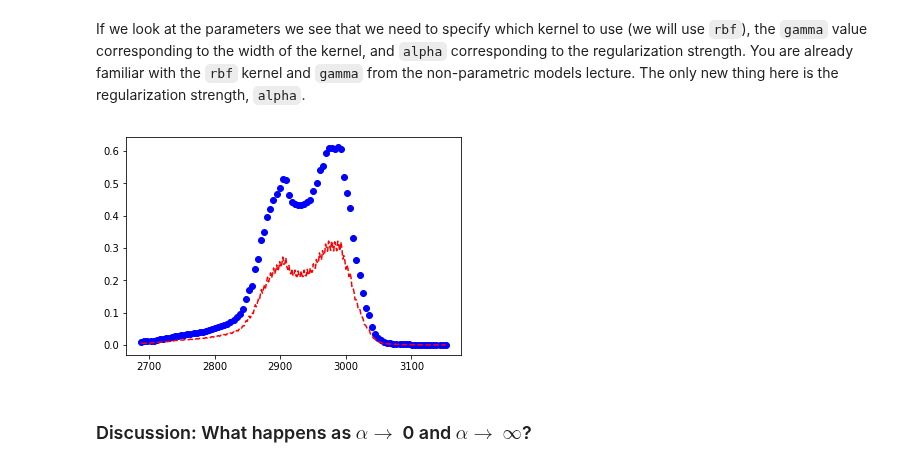
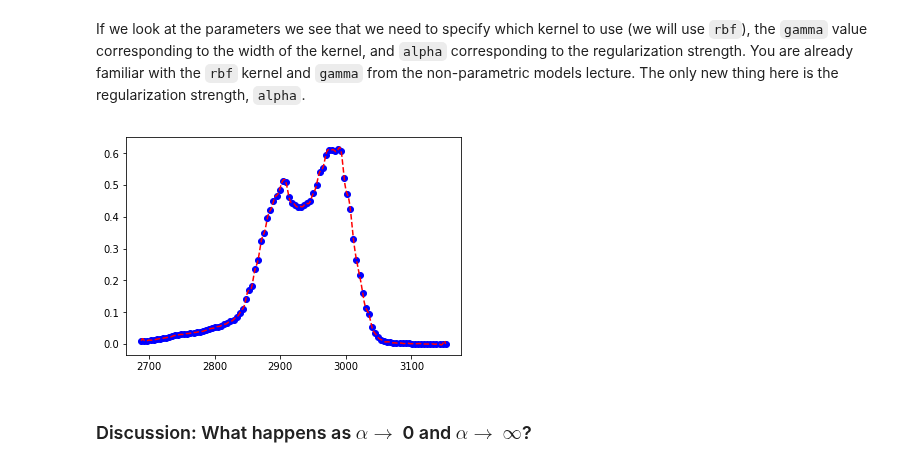
Before and after one commit to medford-group/data_analytics_ChE, a Jupyter notebook: 2-regression/lecture-complexity_optimization.ipynb, the cells around one changed output. Saved outputs shown, nothing was run; the diff lists cells and outputs as text; code cells hidden in the pictures.

```diff
--- a/2-regression/lecture-complexity_optimization.ipynb
+++ b/2-regression/lecture-complexity_optimization.ipynb
@@ -212,25 +212,26 @@ class KernelRidge(sklearn.base.BaseEstimator, sklearn.base.RegressorMixin, sklea
 # %% [markdown]
 If we look at the parameters we see that we need to specify which kernel to use (we will use `rbf`), the `gamma` value corresponding to the width of the kernel, and `alpha` corresponding to the regularization strength. You are already familiar with the `rbf` kernel and `gamma` from the non-parametric models lecture. The only new thing here is the regularization strength, `alpha`.
 # %%
-sigma = 2
+sigma = 10
 gamma = 1./(2*sigma**2)
 
-alpha = 1
+alpha = 0.1
 
 KRR = KernelRidge(alpha=alpha, kernel='rbf', gamma=gamma)
 x_peak = x_peak.reshape(-1,1) #we need to convert these to columns
 y_peak = y_peak.reshape(-1,1)
 
 KRR.fit(x_peak, y_peak)
 
 x_predict = np.linspace(min(x_peak), max(x_peak), 300) #create prediction data
+x_predict = x_predict.reshape(-1,1)
 yhat_KRR = KRR.predict(x_predict)
 
 fig, ax = plt.subplots()
 ax.plot(x_peak, y_peak, 'ob')
 ax.plot(x_predict, yhat_KRR, '--r', markerfacecolor='none');
 # %% [output]
-[figure, old version]
+[figure, new version]
 # %% [markdown]
 ### Discussion: What happens as  $\alpha \rightarrow$ 0 and $\alpha \rightarrow$ $\infty$?
 # %% [markdown]
```
Also changed, not shown: parts of 3 cells of this notebook, 1 other file.
